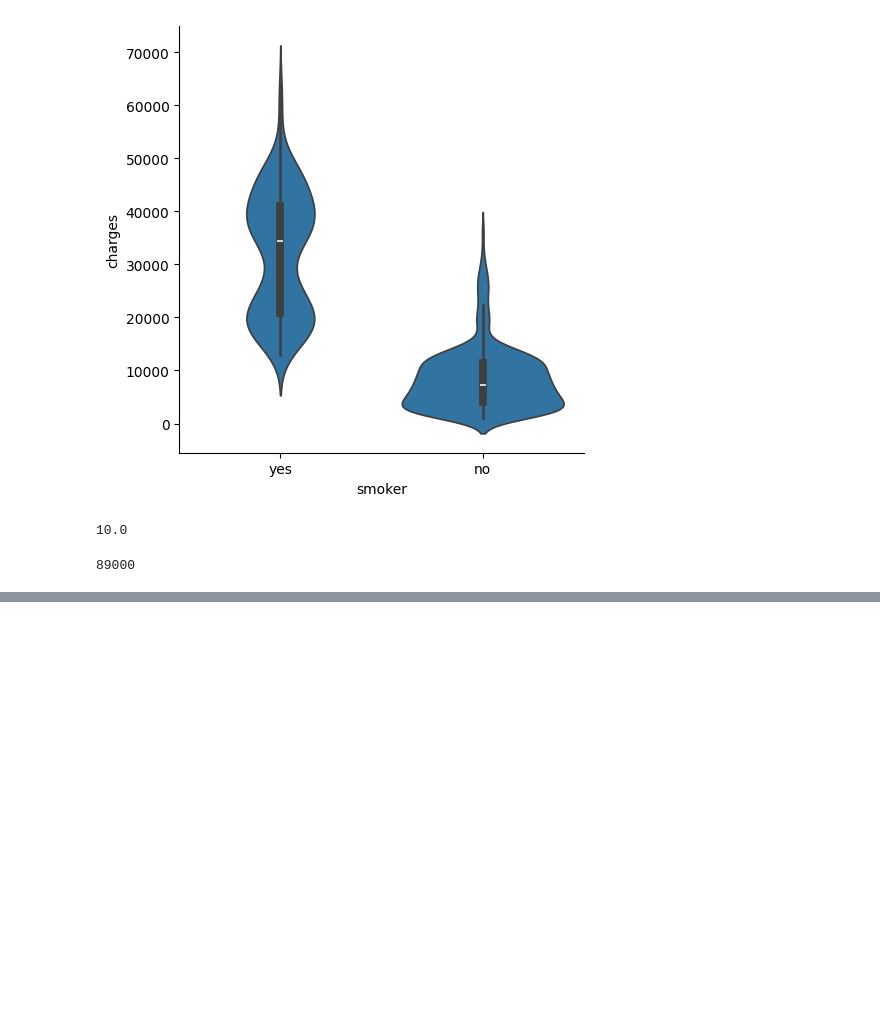
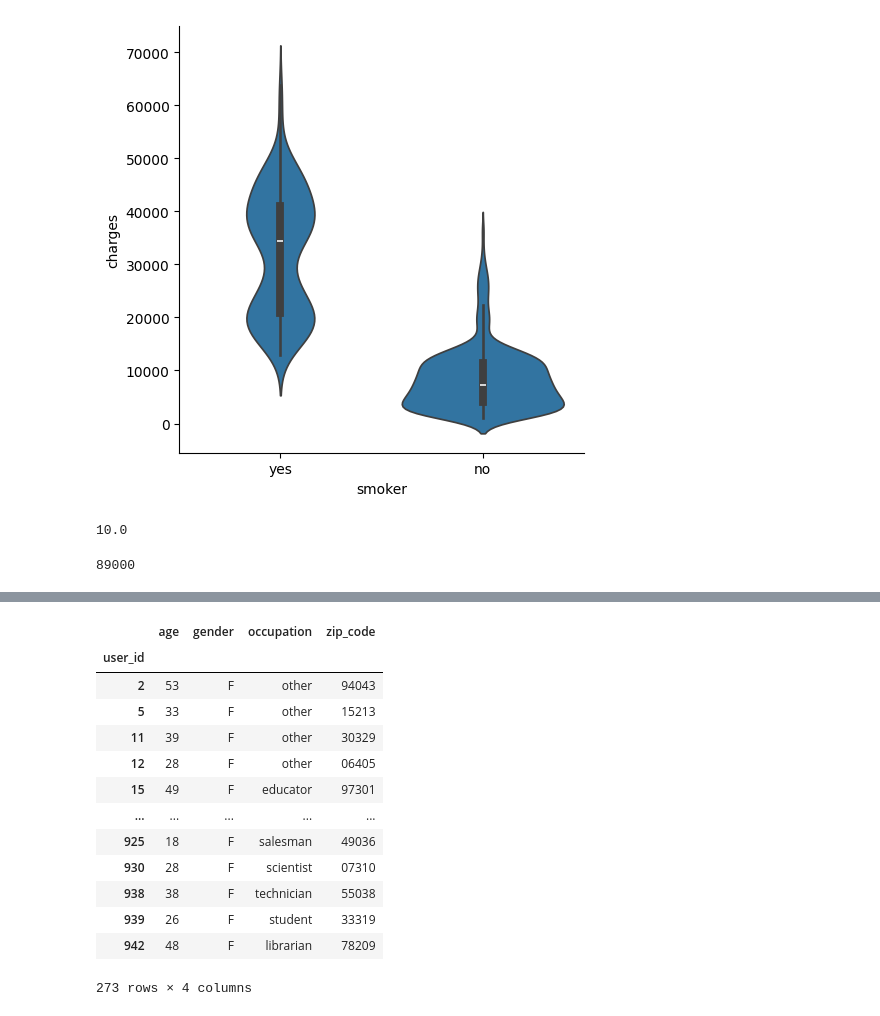
Before and after one commit to horolrolx/data_science, a Jupyter notebook: 데이터 분석과 시각화 훈련하기/데이터 분석과 시각화/실습.ipynb, the cells around one changed output, grey strips where cells are left out. Cells and saved outputs as stored; diff of their text form; code cells hidden in the pictures; blank space fills up the shorter version.

```diff
--- a/데이터 분석과 시각화 훈련하기/데이터 분석과 시각화/실습.ipynb
+++ b/데이터 분석과 시각화 훈련하기/데이터 분석과 시각화/실습.ipynb
@@ -67,0 +84,18 @@ sns.catplot(x='smoker', y='charges', data=insurance_df, kind='violin')
+# %%
+women = df[df['gender'] == 'F']
+women
+# %% [output]
+|  | age | gender | occupation | zip_code |
+| user_id |  |  |  |  |
+| 2 | 53 | F | other | 94043 |
+| 5 | 33 | F | other | 15213 |
+| 11 | 39 | F | other | 30329 |
+| 12 | 28 | F | other | 06405 |
+| 15 | 49 | F | educator | 97301 |
+| ... | ... | ... | ... | ... |
+| 925 | 18 | F | salesman | 49036 |
+| 930 | 28 | F | scientist | 07310 |
+| 938 | 38 | F | technician | 55038 |
+| 939 | 26 | F | student | 33319 |
+| 942 | 48 | F | librarian | 78209 |
+273 rows × 4 columns
```
Also changed, not shown: parts of 6 cells of this notebook, 5 other files.
